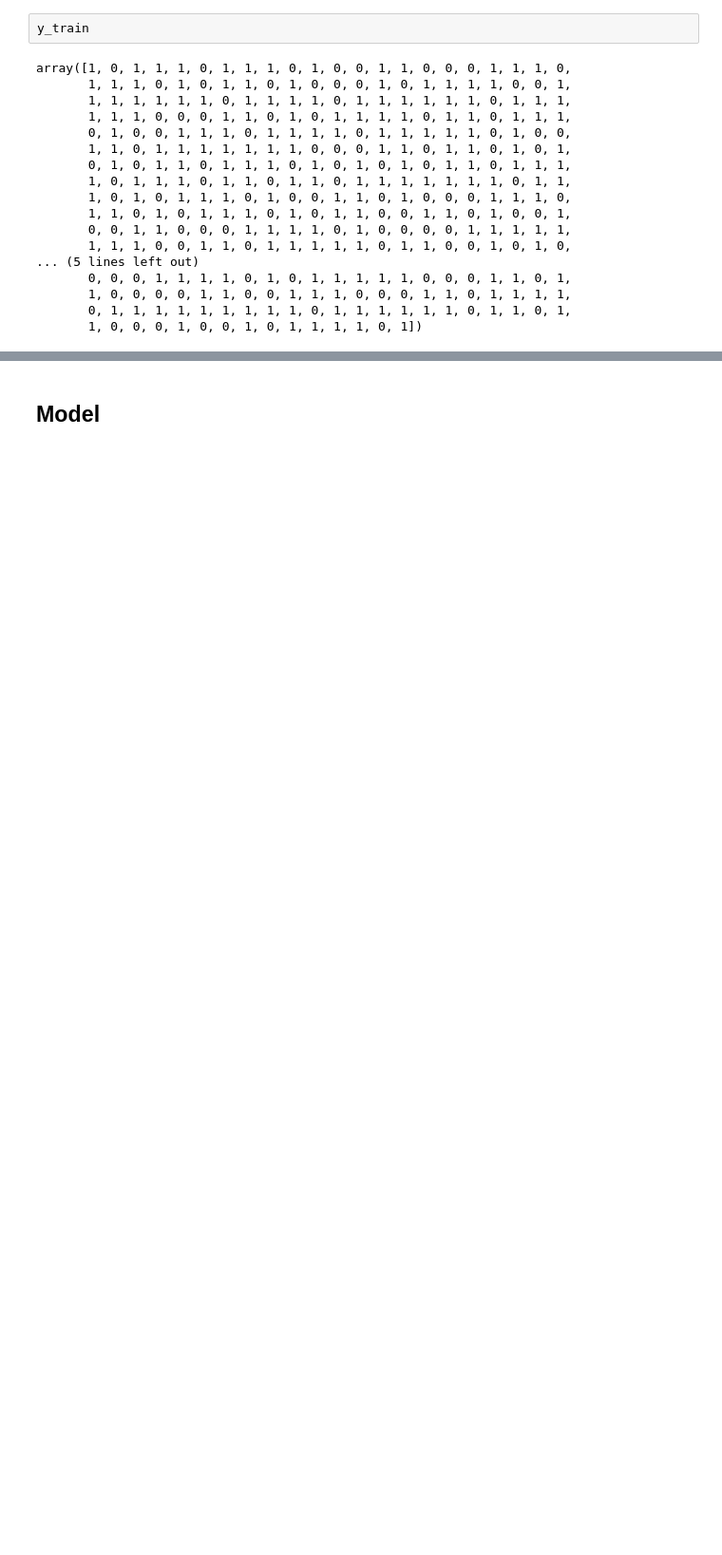
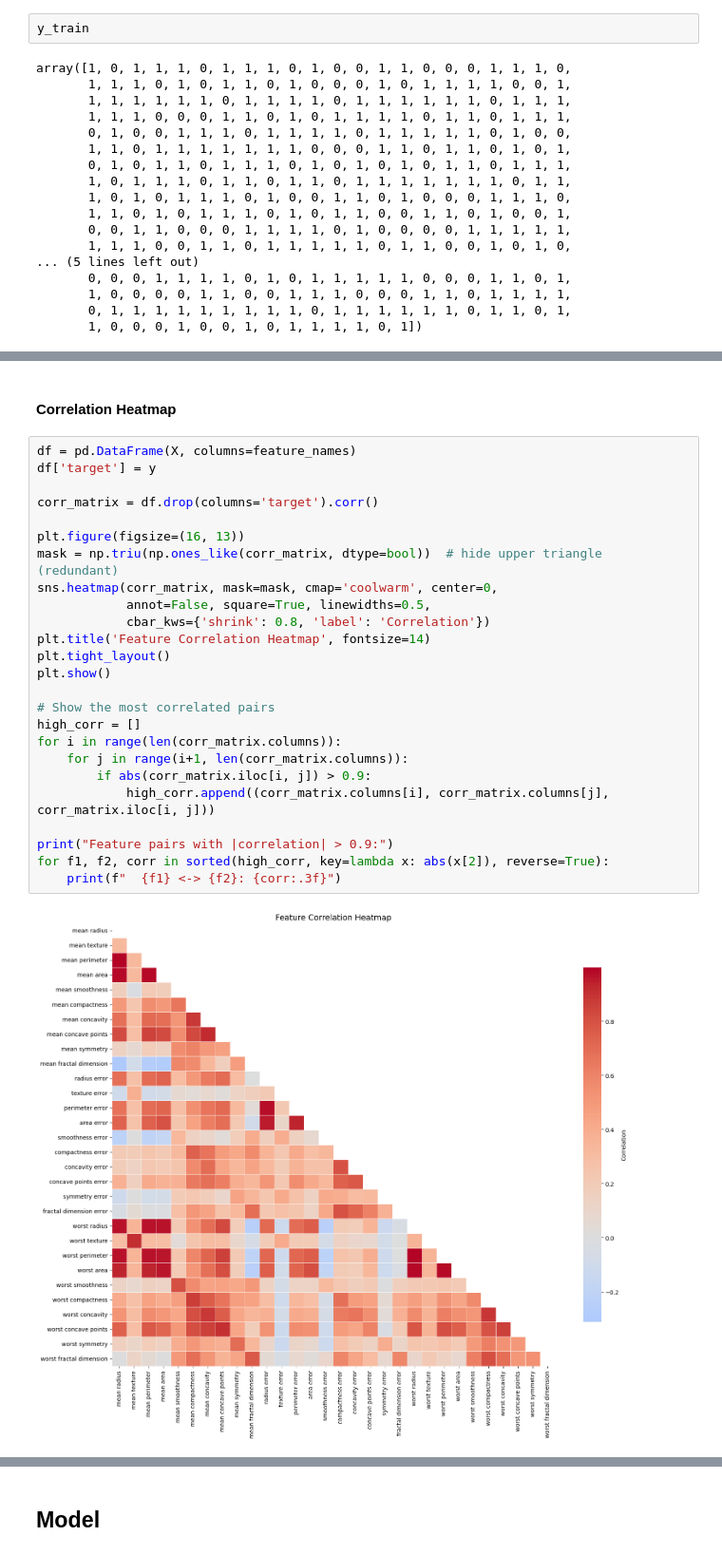
Before and after one commit to albipuliga/Cancer-Detection-Pytorch, a Jupyter notebook: src/nn.ipynb, the cells around one changed output, grey strips where cells are left out. Shown at 95% size. Cells and saved outputs as stored; diff of their text form; blank space fills up the shorter version.

```diff
--- a/src/nn.ipynb
+++ b/src/nn.ipynb
@@ -72,0 +99,29 @@ y_test_tensor = torch.from_numpy(y_test).float().unsqueeze(1)
+# %% [markdown]
+#### Correlation Heatmap
+# %%
+df = pd.DataFrame(X, columns=feature_names)
+df['target'] = y
+
+corr_matrix = df.drop(columns='target').corr()
+
+plt.figure(figsize=(16, 13))
+mask = np.triu(np.ones_like(corr_matrix, dtype=bool))  # hide upper triangle (redundant)
+sns.heatmap(corr_matrix, mask=mask, cmap='coolwarm', center=0,
+            annot=False, square=True, linewidths=0.5,
+            cbar_kws={'shrink': 0.8, 'label': 'Correlation'})
+plt.title('Feature Correlation Heatmap', fontsize=14)
+plt.tight_layout()
+plt.show()
+
+# Show the most correlated pairs
+high_corr = []
+for i in range(len(corr_matrix.columns)):
+    for j in range(i+1, len(corr_matrix.columns)):
+        if abs(corr_matrix.iloc[i, j]) > 0.9:
+            high_corr.append((corr_matrix.columns[i], corr_matrix.columns[j], corr_matrix.iloc[i, j]))
+
+print("Feature pairs with |correlation| > 0.9:")
+for f1, f2, corr in sorted(high_corr, key=lambda x: abs(x[2]), reverse=True):
+    print(f"  {f1} <-> {f2}: {corr:.3f}")
+# %% [output]
+[figure, added]
```
Also changed, not shown: parts of 22 cells of this notebook, 1 other file.
